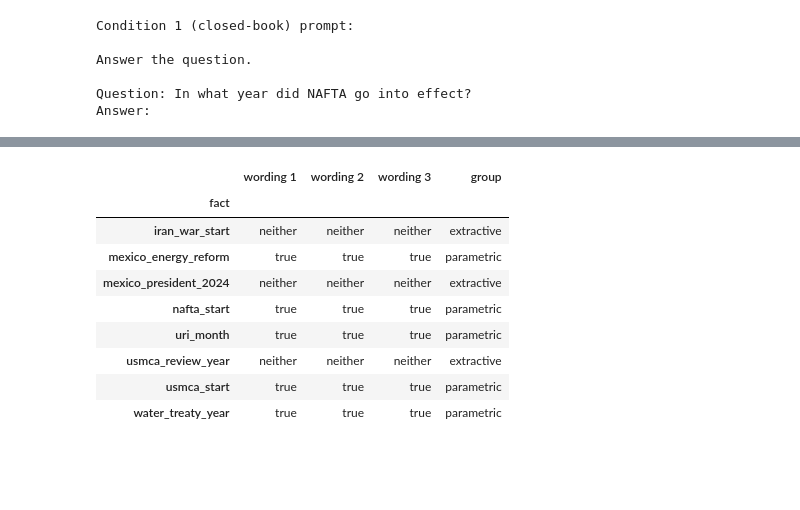
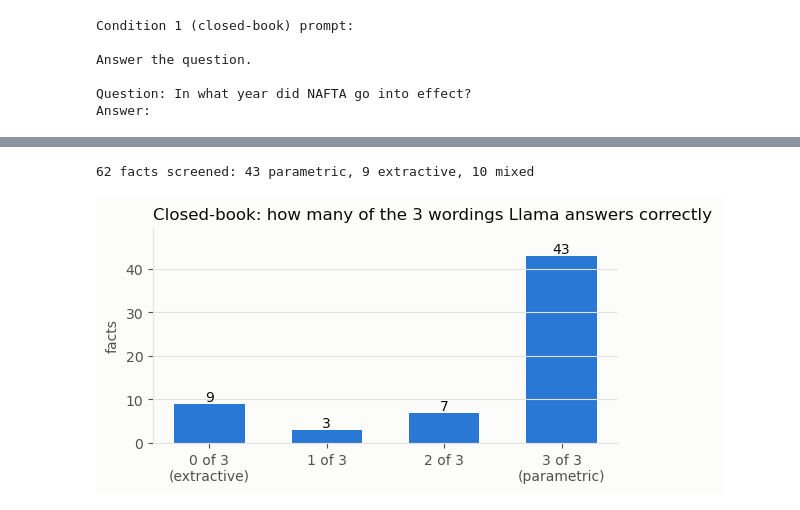
Before and after one commit to donovansappet168/comp345-counterfactual-rag, a Jupyter notebook: notebooks/demo.ipynb, the cells around one changed output, grey strips where cells are left out. Cells and saved outputs as stored; diff of their text form; code cells hidden in the pictures; blank space fills up the shorter version.

```diff
--- a/notebooks/demo.ipynb
+++ b/notebooks/demo.ipynb
@@ -214,29 +224,31 @@ wordings, and *extractive* otherwise.
 # %%
-baseline = pd.DataFrame([json.loads(line) for line in open(RESULTS / "baseline.jsonl", encoding="utf-8")])
+screen = pd.DataFrame([json.loads(line) for line in
+                       open(RESULTS / "screen_c1_cpu_2026-10-28" / "baseline.jsonl", encoding="utf-8")])
 
 # Re-score the saved answers with the current score.py, so a change to the scoring rules
 # shows up here without rerunning Llama.
 from crag.score import failure_type, label
 fact_by_id = {f["id"]: f for f in all_facts}
-baseline["label"] = [label(g, fact_by_id[f]) for g, f in zip(baseline["greedy"], baseline["fact"])]
-baseline["failure"] = [failure_type(g, l) for g, l in zip(baseline["greedy"], baseline["label"])]
-baseline["true_rate"] = [
-    sum(label(s, fact_by_id[f]) == "true" for s in samples) / len(samples)
-    for samples, f in zip(baseline["samples"], baseline["fact"])
-]
+screen["label"] = [label(g, fact_by_id[f]) for g, f in zip(screen["greedy"], screen["fact"])]
+screen["failure"] = [failure_type(g, l) for g, l in zip(screen["greedy"], screen["label"])]
 
-c1 = baseline[baseline["condition"] == 1].pivot(index="fact", columns="wording", values="label")
-c1.columns = [f"wording {w + 1}" for w in c1.columns]
-c1["group"] = (c1 == "true").all(axis=1).map({True: "parametric", False: "extractive"})
-c1
+correct = screen.groupby("fact")["label"].apply(lambda labels: int((labels == "true").sum()))
+group = correct.map(lambda n: "parametric" if n == 3 else ("extractive" if n == 0 else "mixed"))
+print(f"{len(correct)} facts screened:",
+      ", ".join(f"{group.value_counts().get(g, 0)} {g}" for g in ["parametric", "extractive", "mixed"]))
+
+counts = correct.value_counts().reindex(range(4), fill_value=0)
+fig, ax = plt.subplots(figsize=(6, 2.8))
+ax.bar(counts.index, counts.values, color=BLUE, width=0.6)
+for x, n in zip(counts.index, counts.values):
+    ax.text(x, n + 0.6, str(n), ha="center", color=INK)
+ax.set_ylim(0, counts.max() * 1.15)
+ax.set_xticks(range(4))
+ax.set_xticklabels(["0 of 3\n(extractive)", "1 of 3", "2 of 3", "3 of 3\n(parametric)"])
+ax.set_ylabel("facts")
+ax.set_title("Closed-book: how many of the 3 wordings Llama answers correctly", loc="left")
+ax.grid(axis="x", visible=False)
+plt.show()
 # %% [output]
-|  | wording 1 | wording 2 | wording 3 | group |
-| fact |  |  |  |  |
-| iran_war_start | neither | neither | neither | extractive |
-| mexico_energy_reform | true | true | true | parametric |
-| mexico_president_2024 | neither | neither | neither | extractive |
-| nafta_start | true | true | true | parametric |
-| uri_month | true | true | true | parametric |
-| usmca_review_year | neither | neither | neither | extractive |
-| usmca_start | true | true | true | parametric |
-| water_treaty_year | true | true | true | parametric |
+62 facts screened: 43 parametric, 9 extractive, 10 mixed
+[figure, added]
```
Also changed, not shown: parts of 24 cells of this notebook, 2 other files.
